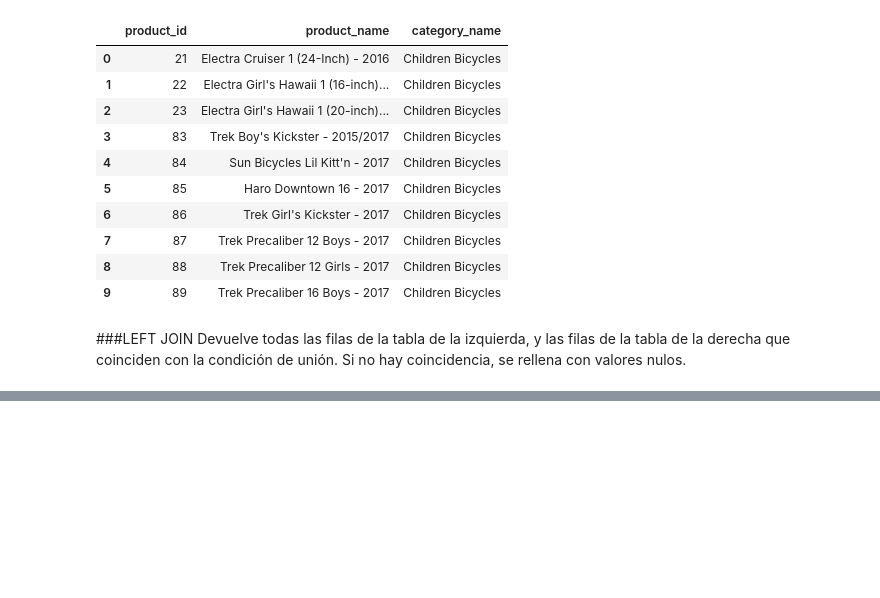
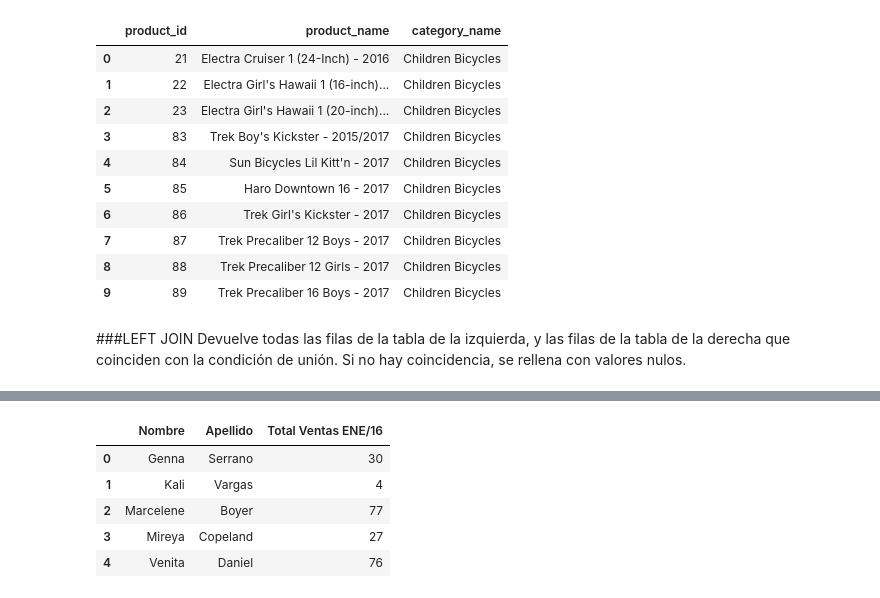
Before and after one commit to AlejandroSenabre/Data-Analysis-with-SQL, a Jupyter notebook: BikeStore_with_SQL.ipynb, the cells around one changed output, grey strips where cells are left out. Saved outputs shown, nothing was run; the diff lists cells and outputs as text; code cells hidden in the pictures; blank space fills up the shorter version.

```diff
--- a/BikeStore_with_SQL.ipynb
+++ b/BikeStore_with_SQL.ipynb
@@ -370,0 +389,20 @@ Devuelve todas las filas de la tabla de la izquierda, y las filas de la tabla de
+# %%
+query = """
+SELECT st.first_name as Nombre,
+      st.last_name as Apellido,
+      SUM(oi.quantity) as "Total Ventas ENE/16"
+FROM orders as od
+LEFT JOIN staffs st ON st.staff_id = od.staff_id
+LEFT JOIN order_items oi ON oi.order_id = od.order_id
+WHERE od.order_date < "2016-01-31"
+GROUP BY 	st.first_name;
+"""
+df = pd.read_sql_query(query, connection)
+df
+# %% [output]
+|  | Nombre | Apellido | Total Ventas ENE/16 |
+| 0 | Genna | Serrano | 30 |
+| 1 | Kali | Vargas | 4 |
+| 2 | Marcelene | Boyer | 77 |
+| 3 | Mireya | Copeland | 27 |
+| 4 | Venita | Daniel | 76 |
```
Also changed, not shown: parts of 2 cells of this notebook.
